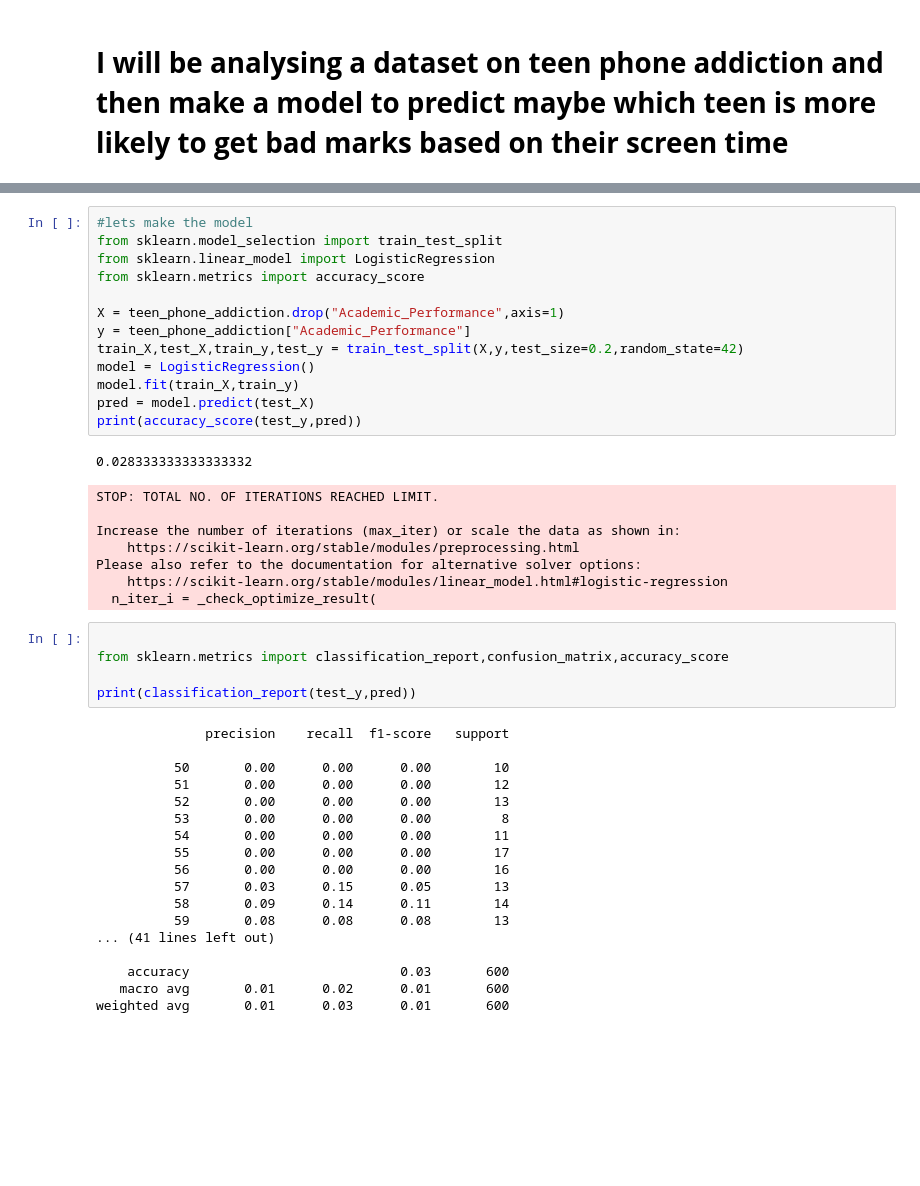
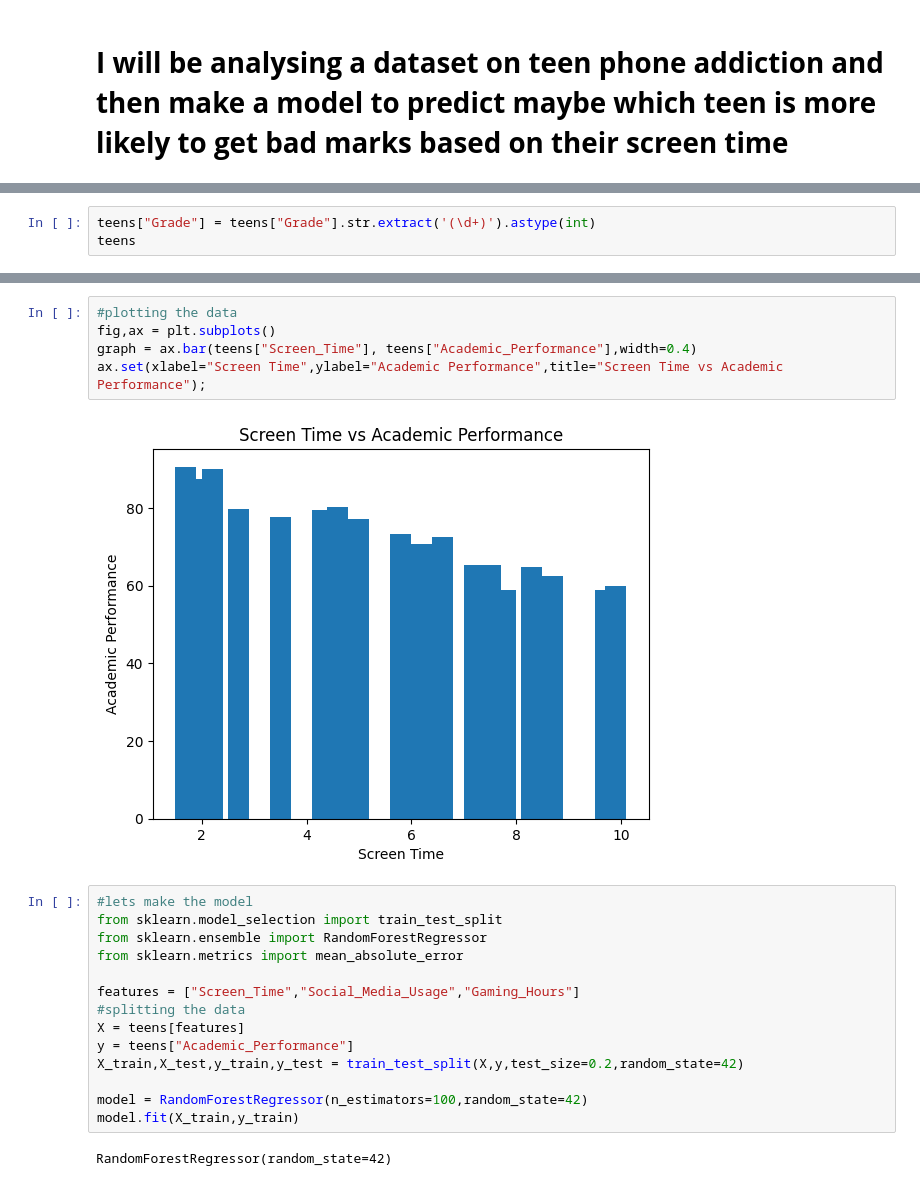
Before and after one commit to kanishkraj-ops/Machine-Learning, a Jupyter notebook: Teen_Phone_Addiction.ipynb, the cells around one changed output, grey strips where cells are left out. Saved outputs shown, nothing was run; the diff lists cells and outputs as text; blank space fills up the shorter version.

```diff
--- a/Teen_Phone_Addiction.ipynb
+++ b/Teen_Phone_Addiction.ipynb
@@ -143,0 +78,3 @@ ax4.set(title="Academic Performance vs Social Interaction",xlabel="Academic Perf
+# %%
+teens["Grade"] = teens["Grade"].str.extract('(\d+)').astype(int)
+teens
@@ -144,45 +99,23 @@ ax4.set(title="Academic Performance vs Social Interaction",xlabel="Academic Perf
+# %%
+#plotting the data
+fig,ax = plt.subplots()
+graph = ax.bar(teens["Screen_Time"], teens["Academic_Performance"],width=0.4)
+ax.set(xlabel="Screen Time",ylabel="Academic Performance",title="Screen Time vs Academic Performance");
+# %% [output]
+[figure, added]
 # %%
 #lets make the model
 from sklearn.model_selection import train_test_split
-from sklearn.linear_model import LogisticRegression
-from sklearn.metrics import accuracy_score
+from sklearn.ensemble import RandomForestRegressor
+from sklearn.metrics import mean_absolute_error
 
-X = teen_phone_addiction.drop("Academic_Performance",axis=1)
-y = teen_phone_addiction["Academic_Performance"]
-train_X,test_X,train_y,test_y = train_test_split(X,y,test_size=0.2,random_state=42)
-model = LogisticRegression()
-model.fit(train_X,train_y)
-pred = model.predict(test_X)
-print(accuracy_score(test_y,pred))
+features = ["Screen_Time","Social_Media_Usage","Gaming_Hours"]
+#splitting the data
+X = teens[features]
+y = teens["Academic_Performance"]
+X_train,X_test,y_train,y_test = train_test_split(X,y,test_size=0.2,random_state=42)
+
+model = RandomForestRegressor(n_estimators=100,random_state=42)
+model.fit(X_train,y_train)
 # %% [output]
-0.028333333333333332
+RandomForestRegressor(random_state=42)
-STOP: TOTAL NO. OF ITERATIONS REACHED LIMIT.
-
-Increase the number of iterations (max_iter) or scale the data as shown in:
-    https://scikit-learn.org/stable/modules/preprocessing.html
-Please also refer to the documentation for alternative solver options:
-    https://scikit-learn.org/stable/modules/linear_model.html#logistic-regression
-  n_iter_i = _check_optimize_result(
-# %%
-
-from sklearn.metrics import classification_report,confusion_matrix,accuracy_score
-
-print(classification_report(test_y,pred))
-# %% [output]
-              precision    recall  f1-score   support
-
-          50       0.00      0.00      0.00        10
-          51       0.00      0.00      0.00        12
-          52       0.00      0.00      0.00        13
-          53       0.00      0.00      0.00         8
-          54       0.00      0.00      0.00        11
-          55       0.00      0.00      0.00        17
-          56       0.00      0.00      0.00        16
-          57       0.03      0.15      0.05        13
-          58       0.09      0.14      0.11        14
-          59       0.08      0.08      0.08        13
-... (41 lines left out)
-
-    accuracy                           0.03       600
-   macro avg       0.01      0.02      0.01       600
-weighted avg       0.01      0.03      0.01       600
```
Also changed, not shown: parts of 17 cells of this notebook.
